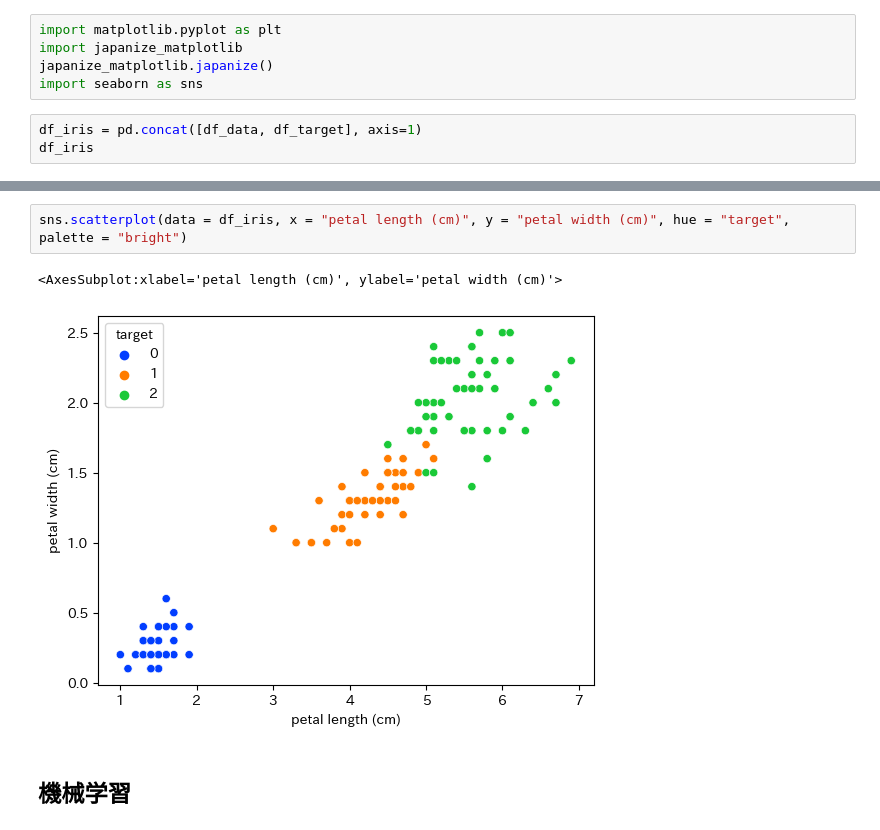
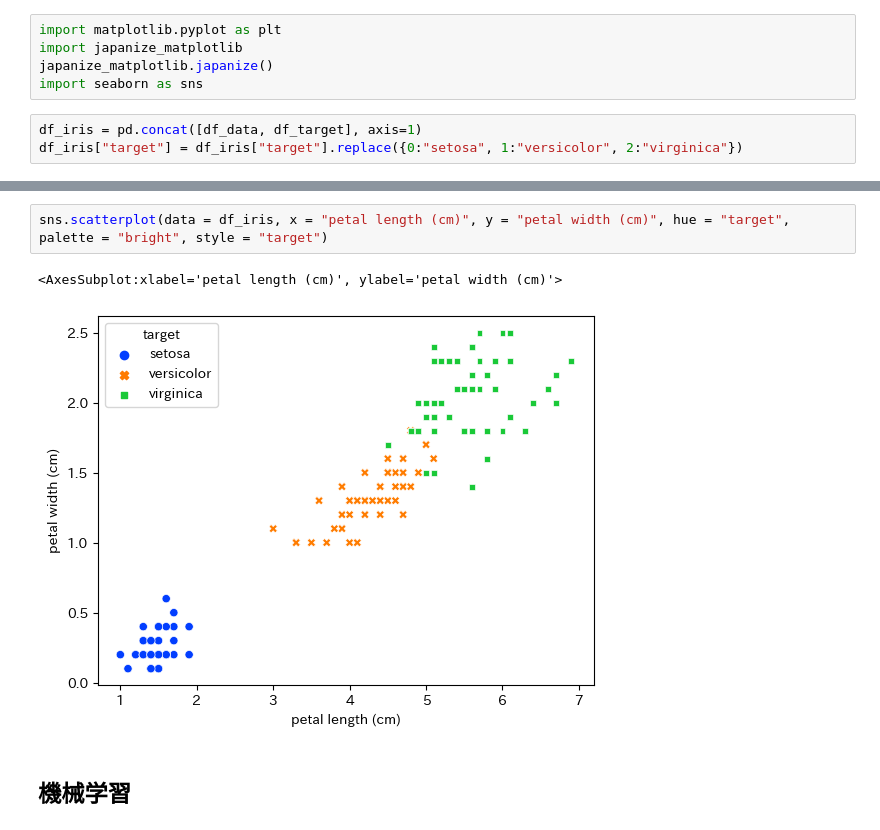
Before and after one commit to Miya-village/BasicPython, a Jupyter notebook: sklearn_quiz.ipynb, the cells around one changed output, grey strips where cells are left out. Cells and saved outputs as stored; diff of their text form.

```diff
--- a/sklearn_quiz.ipynb
+++ b/sklearn_quiz.ipynb
@@ -104,4 +104,4 @@ japanize_matplotlib.japanize()
 import seaborn as sns
 # %%
 df_iris = pd.concat([df_data, df_target], axis=1)
-df_iris
+df_iris["target"] = df_iris["target"].replace({0:"setosa", 1:"versicolor", 2:"virginica"})
@@ -122,8 +108,8 @@ df_iris
 # %%
-sns.scatterplot(data = df_iris, x = "petal length (cm)", y = "petal width (cm)", hue = "target", palette = "bright")
+sns.scatterplot(data = df_iris, x = "petal length (cm)", y = "petal width (cm)", hue = "target", palette = "bright", style = "target")
 # %% [output]
 <AxesSubplot:xlabel='petal length (cm)', ylabel='petal width (cm)'>
-[figure, old version]
+[figure, new version]
 # %% [markdown]
 ## 機械学習
 # %% [markdown]
```
Also changed, not shown: parts of 2 cells of this notebook.
